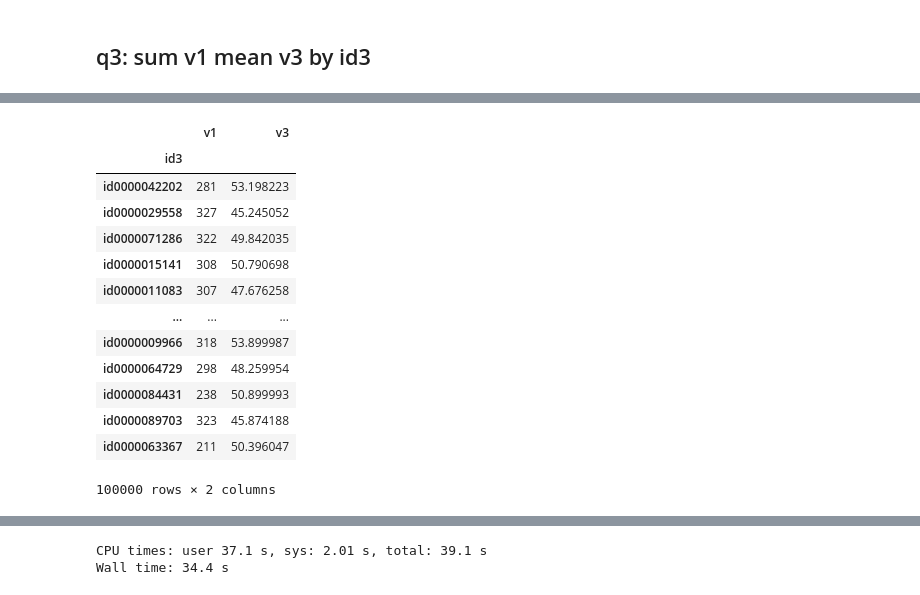
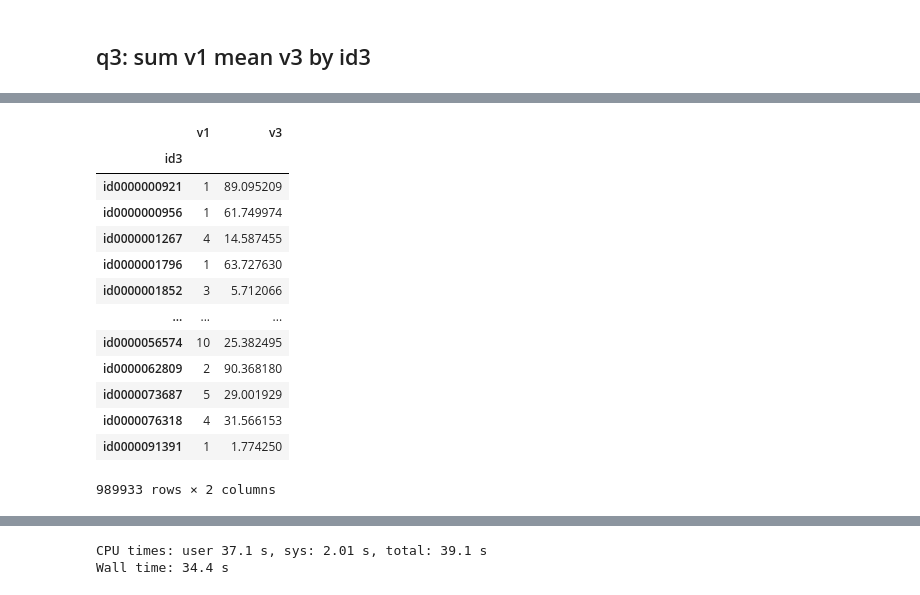
Before and after one commit to MrPowers/mrpowers-benchmarks, a Jupyter notebook: notebooks/h2oai-groupby-dask.ipynb, the cells around one changed output, grey strips where cells are left out. Cells and saved outputs as stored; diff of their text form; code cells hidden in the pictures.

```diff
--- a/notebooks/h2oai-groupby-dask.ipynb
+++ b/notebooks/h2oai-groupby-dask.ipynb
@@ -7,7 +42,7 @@ import pandas as pd
 # %%
 # group_by_1e7_csv = "../data/h2o/groupby-datagen_1e7_1e2_0_0/csv/G1_1e7_1e2_0_0.csv"
-group_by_1e7_csv = "../data/mrpowers-h2o/groupby-1e7/*.csv"
-group_by_1e7_parquet =  "../data/h2o/dask/G1_1e7_1e2_0_0"
+# group_by_1e7_csv = "../data/mrpowers-h2o/groupby-1e7/*.csv"
+group_by_1e7_parquet =  "../data/mrpowers-h2o/groupby-1e8/parquet"
 # %%
 x = dd.read_csv(
     group_by_1e7_csv,
@@ -157,6 +227,6 @@ ddf = dd.read_parquet(
 # %%
 %%time
 ddf.groupby("id3", dropna=False, observed=True).agg(
-    {"v1": "sum", "v3": "mean"}
+    {"v1": "sum", "v3": "mean"}, split_out=10
 ).compute()
 # %% [output]
@@ -165,14 +235,14 @@ Wall time: 1.13 s
 |  | v1 | v3 |
 | id3 |  |  |
-| id0000042202 | 281 | 53.198223 |
-| id0000029558 | 327 | 45.245052 |
-| id0000071286 | 322 | 49.842035 |
-| id0000015141 | 308 | 50.790698 |
-| id0000011083 | 307 | 47.676258 |
+| id0000000921 | 1 | 89.095209 |
+| id0000000956 | 1 | 61.749974 |
+| id0000001267 | 4 | 14.587455 |
+| id0000001796 | 1 | 63.727630 |
+| id0000001852 | 3 | 5.712066 |
 | ... | ... | ... |
-| id0000009966 | 318 | 53.899987 |
-| id0000064729 | 298 | 48.259954 |
-| id0000084431 | 238 | 50.899993 |
-| id0000089703 | 323 | 45.874188 |
-| id0000063367 | 211 | 50.396047 |
+| id0000056574 | 10 | 25.382495 |
+| id0000062809 | 2 | 90.368180 |
+| id0000073687 | 5 | 29.001929 |
+| id0000076318 | 4 | 31.566153 |
+| id0000091391 | 1 | 1.774250 |
-100000 rows × 2 columns
+989933 rows × 2 columns
```
Also changed, not shown: parts of 12 cells of this notebook, 1 other file.
